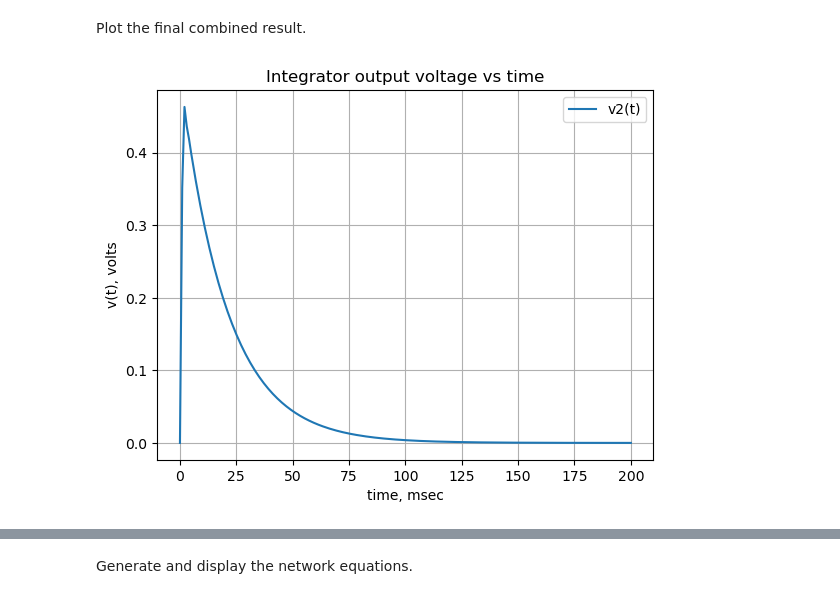
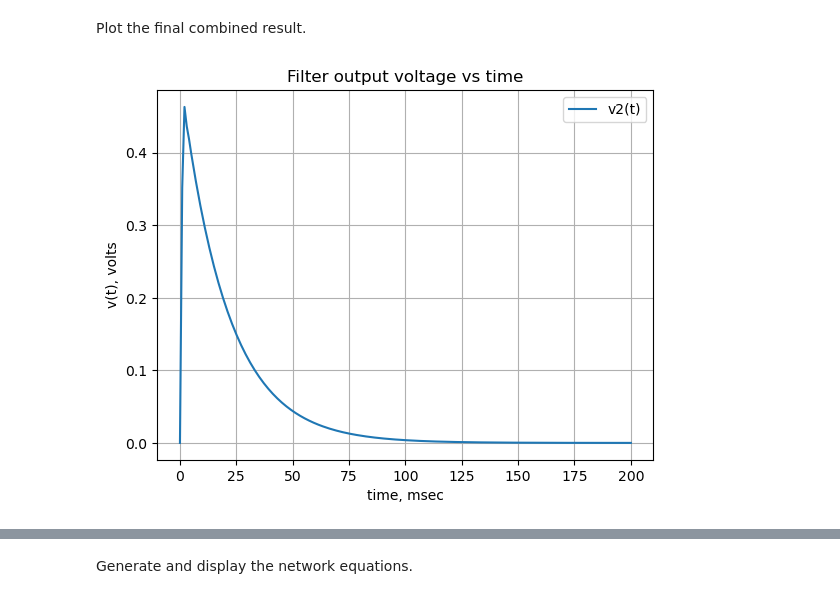
Before and after one commit to Tiburonboy/Symbolic-Modified-Nodal-Analysis-using-Python, a Jupyter notebook: backup/Op Amp circuits.ipynb, the cells around one changed output, grey strips where cells are left out. Saved outputs shown, nothing was run; the diff lists cells and outputs as text; code cells hidden in the pictures.

```diff
--- a/backup/Op Amp circuits.ipynb
+++ b/backup/Op Amp circuits.ipynb
@@ -1603,19 +1603,19 @@ V_node1 = lambdify(t, V1_volts)(x)
 # %% [markdown]
 Plot the final combined result.
 # %%
-plt.title('Integrator output voltage vs time')
+plt.title('Filter output voltage vs time')
 
 plt.plot(x*1e3, np.real(V_node2),label='v2(t)')
 #plt.plot(x, np.real(V_node1),label='v1(t)')
 
 plt.ylabel('v(t), volts')
 plt.xlabel('time, msec')
 
 plt.legend()
 plt.grid()
 plt.show()
 # %% [output]
-[figure, old version]
+[figure, new version]
 # %% [markdown]
 ## Dual amplifier band pass filter
 ![Dual amplifier band pass filter with compoenet values set to 1](DABP.png){#fig-DABP}
```
Also changed, not shown: parts of 16 cells of this notebook, 11 other files.
